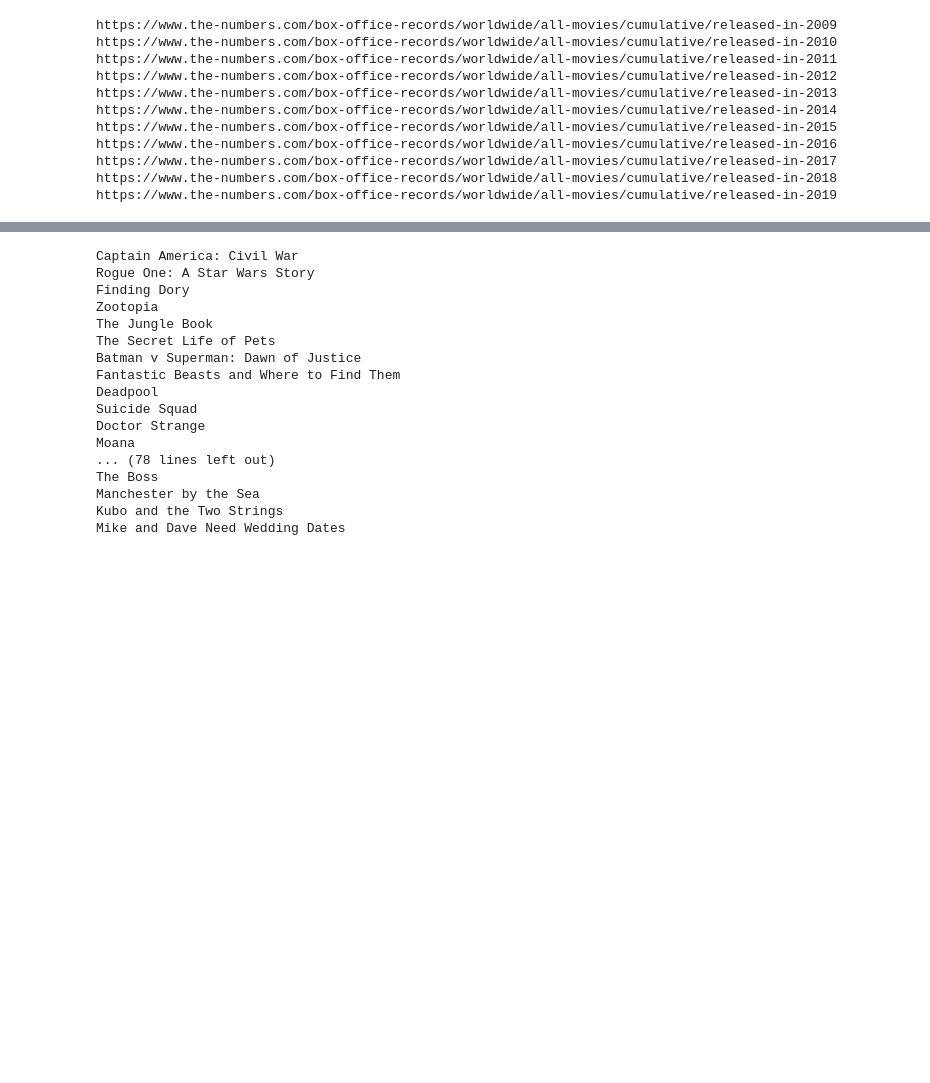
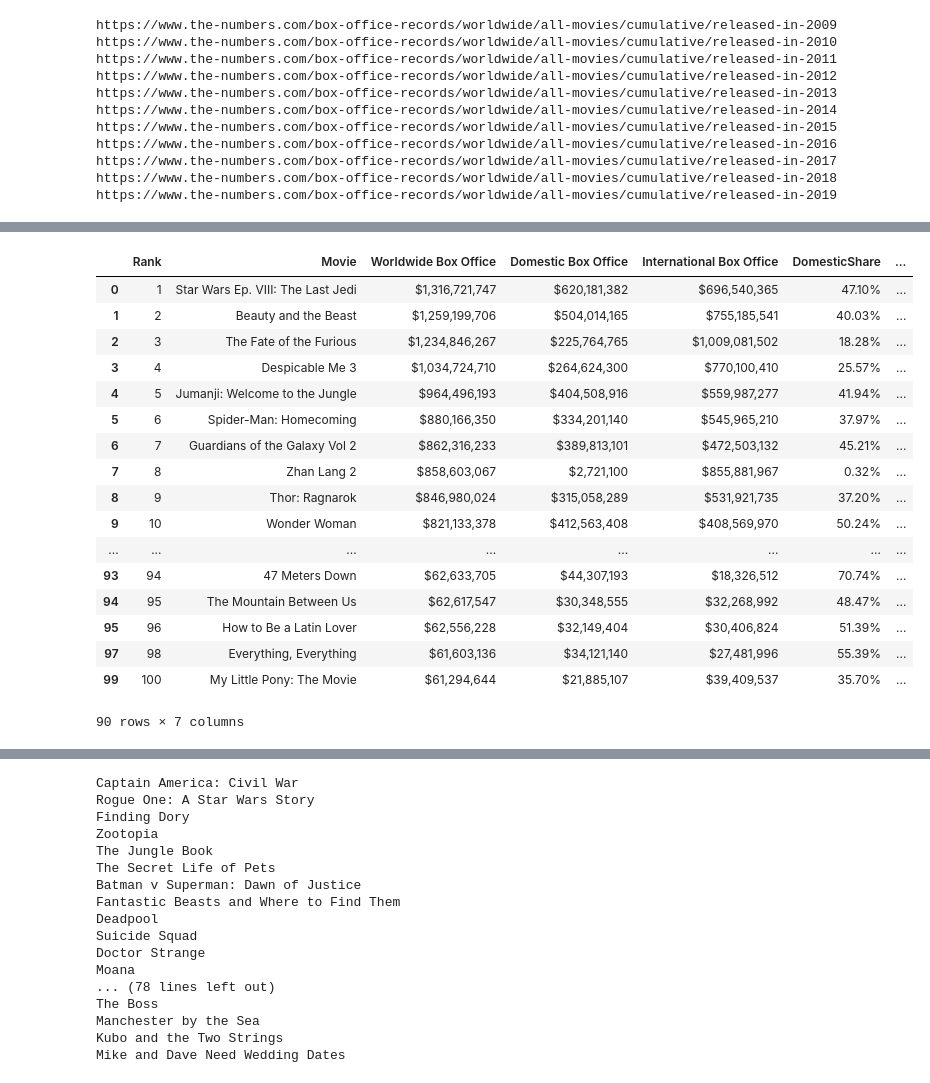
Before and after one commit to ColinMaloney/movies, a Jupyter notebook: movie_grossing.ipynb, the cells around one changed output, grey strips where cells are left out. Saved outputs shown, nothing was run; the diff lists cells and outputs as text; code cells hidden in the pictures; blank space fills up the shorter version.

```diff
--- a/movie_grossing.ipynb
+++ b/movie_grossing.ipynb
@@ -119,0 +122,32 @@ yearly_df.head(50)
+# %%
+year = 2017
+url = f'https://www.the-numbers.com/box-office-records/worldwide/all-movies/cumulative/released-in-{year}'
+headers = {'User-Agent': 'Mozilla/5.0 (Macintosh; Intel Mac OS X 10_10_1) AppleWebKit/537.36 (KHTML, like Gecko) Chrome/39.0.2171.95 Safari/537.36'}
+
+html = requests.get(url, headers=headers) # avoid the 403
+yearly2017_df = pd.read_html(html.text)[1]
+# %%
+yearly2017_df['year'] = year
+# %%
+yearly2017_df.dropna(inplace=True)
+# %%
+yearly2017_df
+# %% [output]
+|  | Rank | Movie | Worldwide Box Office | Domestic Box Office | International Box Office | DomesticShare | ... |
+| 0 | 1 | Star Wars Ep. VIII: The Last Jedi | $1,316,721,747 | $620,181,382 | $696,540,365 | 47.10% | ... |
+| 1 | 2 | Beauty and the Beast | $1,259,199,706 | $504,014,165 | $755,185,541 | 40.03% | ... |
+| 2 | 3 | The Fate of the Furious | $1,234,846,267 | $225,764,765 | $1,009,081,502 | 18.28% | ... |
+| 3 | 4 | Despicable Me 3 | $1,034,724,710 | $264,624,300 | $770,100,410 | 25.57% | ... |
+| 4 | 5 | Jumanji: Welcome to the Jungle | $964,496,193 | $404,508,916 | $559,987,277 | 41.94% | ... |
+| 5 | 6 | Spider-Man: Homecoming | $880,166,350 | $334,201,140 | $545,965,210 | 37.97% | ... |
+| 6 | 7 | Guardians of the Galaxy Vol 2 | $862,316,233 | $389,813,101 | $472,503,132 | 45.21% | ... |
+| 7 | 8 | Zhan Lang 2 | $858,603,067 | $2,721,100 | $855,881,967 | 0.32% | ... |
+| 8 | 9 | Thor: Ragnarok | $846,980,024 | $315,058,289 | $531,921,735 | 37.20% | ... |
+| 9 | 10 | Wonder Woman | $821,133,378 | $412,563,408 | $408,569,970 | 50.24% | ... |
+| ... | ... | ... | ... | ... | ... | ... | ... |
+| 93 | 94 | 47 Meters Down | $62,633,705 | $44,307,193 | $18,326,512 | 70.74% | ... |
+| 94 | 95 | The Mountain Between Us | $62,617,547 | $30,348,555 | $32,268,992 | 48.47% | ... |
+| 95 | 96 | How to Be a Latin Lover | $62,556,228 | $32,149,404 | $30,406,824 | 51.39% | ... |
+| 97 | 98 | Everything, Everything | $61,603,136 | $34,121,140 | $27,481,996 | 55.39% | ... |
+| 99 | 100 | My Little Pony: The Movie | $61,294,644 | $21,885,107 | $39,409,537 | 35.70% | ... |
+90 rows × 7 columns
```
Also changed, not shown: parts of 8 cells of this notebook.
